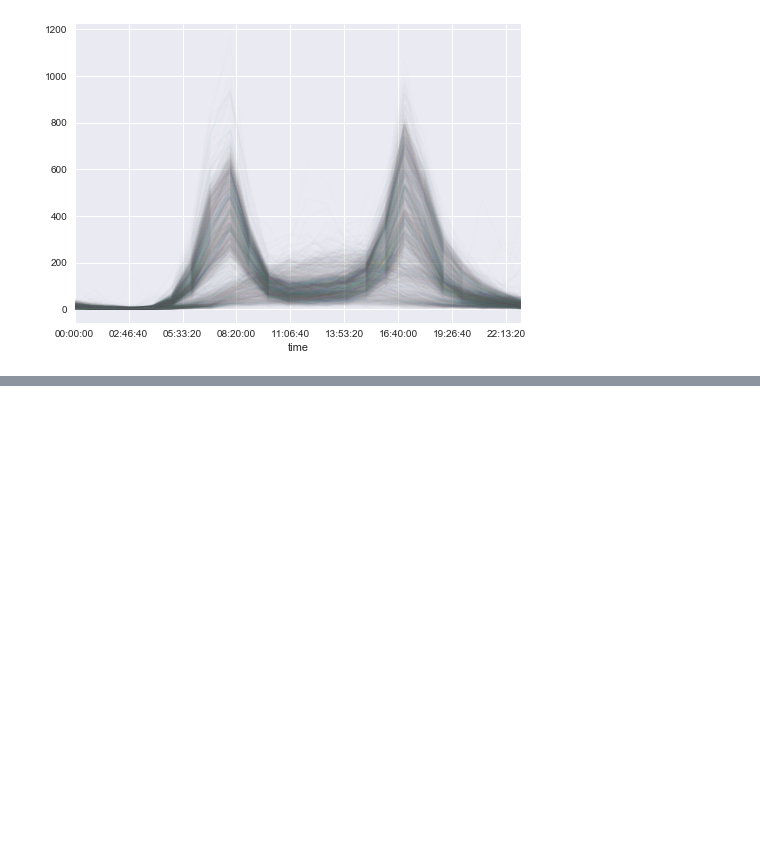
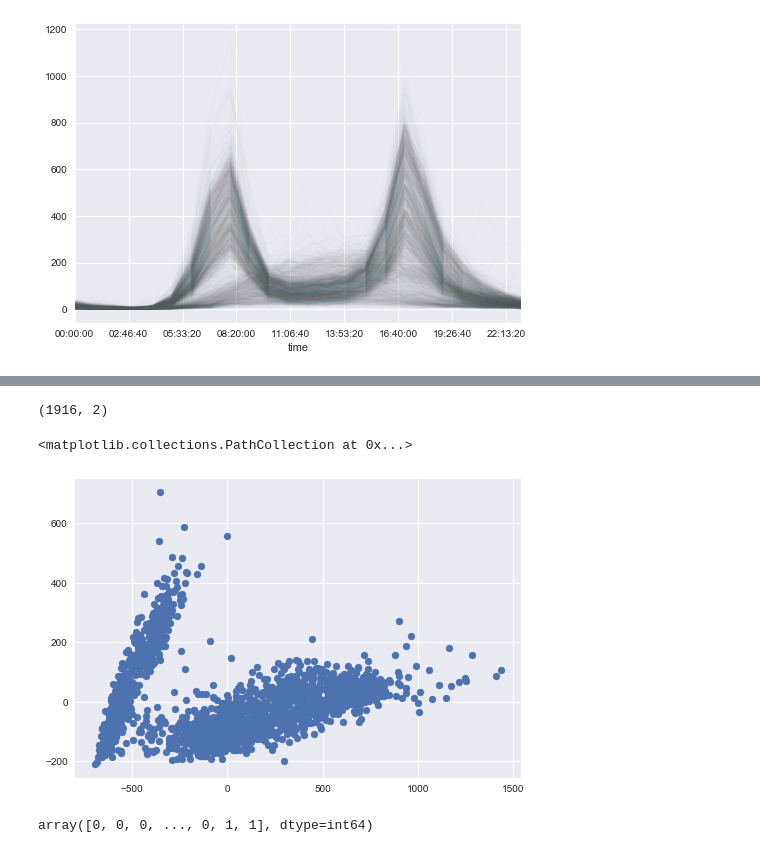
Before and after one commit to teermimi/PythonGitHub, a Jupyter notebook: PythonGitExample.ipynb, the cells around one changed output, grey strips where cells are left out. Drawn from its saved outputs; the diff is of its cells as text; code cells hidden in the pictures; blank space fills up the shorter version.

```diff
--- a/PythonGitExample.ipynb
+++ b/PythonGitExample.ipynb
@@ -51,3 +52,6 @@ pivoted.plot(legend=False, alpha=0.01)
 [figure]
 # %%
 get_fremont_data??
+# %%
+X = pivoted.fillna(0).T
+print(X.head())
@@ -53,0 +76,21 @@ get_fremont_data??
+# %%
+from sklearn.decomposition import PCA
+X2 = PCA(2, svd_solver='full').fit_transform(X)
+# %%
+X2.shape
+# %% [output]
+(1916, 2)
+# %%
+import matplotlib.pyplot as plt
+plt.scatter(X2[:, 0], X2[:, 1])
+# %% [output]
+<matplotlib.collections.PathCollection at 0x...>
+[figure, added]
+# %%
+from sklearn.mixture import GaussianMixture
+gmm = GaussianMixture(2)
+gmm.fit(X)
+labels = gmm.predict(X)
+labels
+# %% [output]
+array([0, 0, 0, ..., 0, 1, 1], dtype=int64)
```
Also changed, not shown: parts of 8 cells of this notebook.
